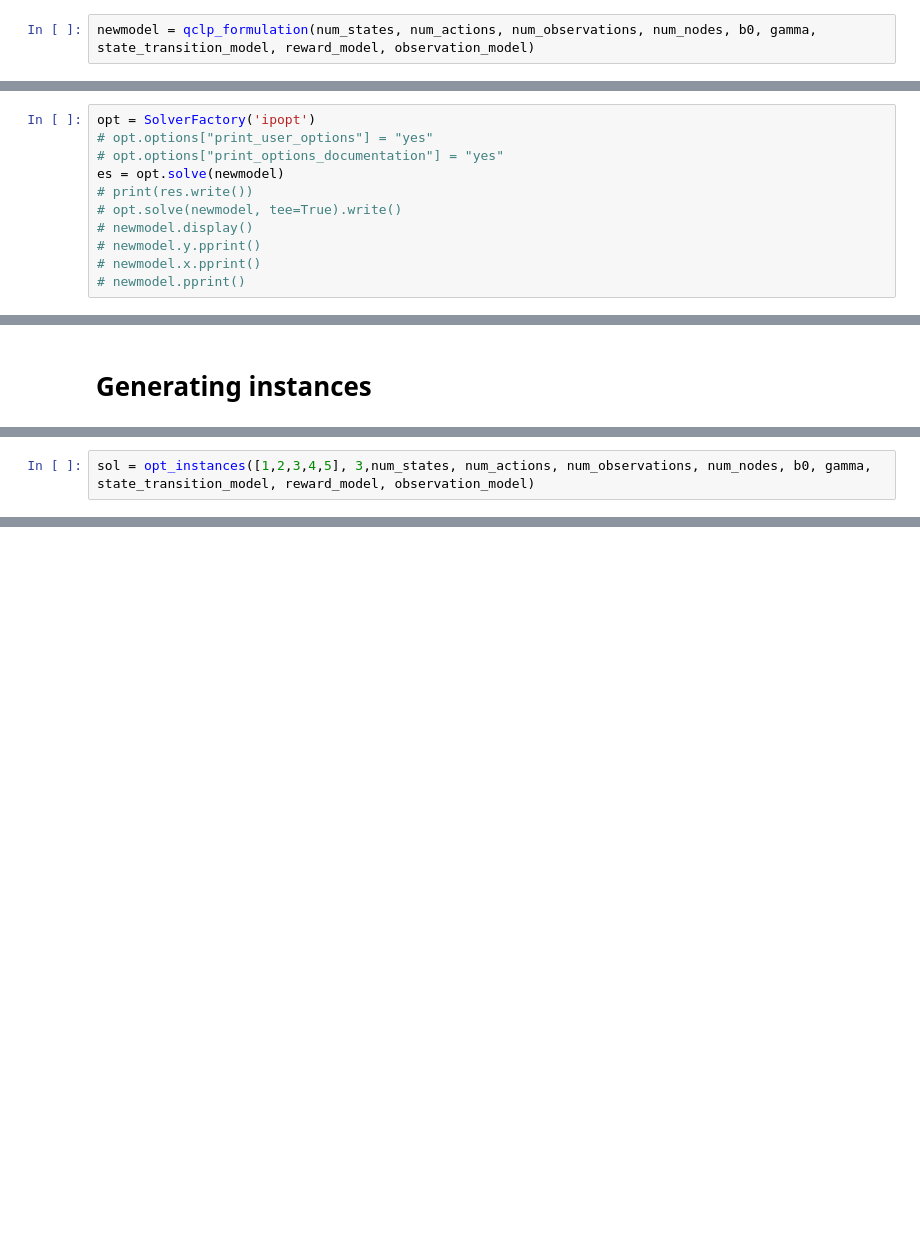
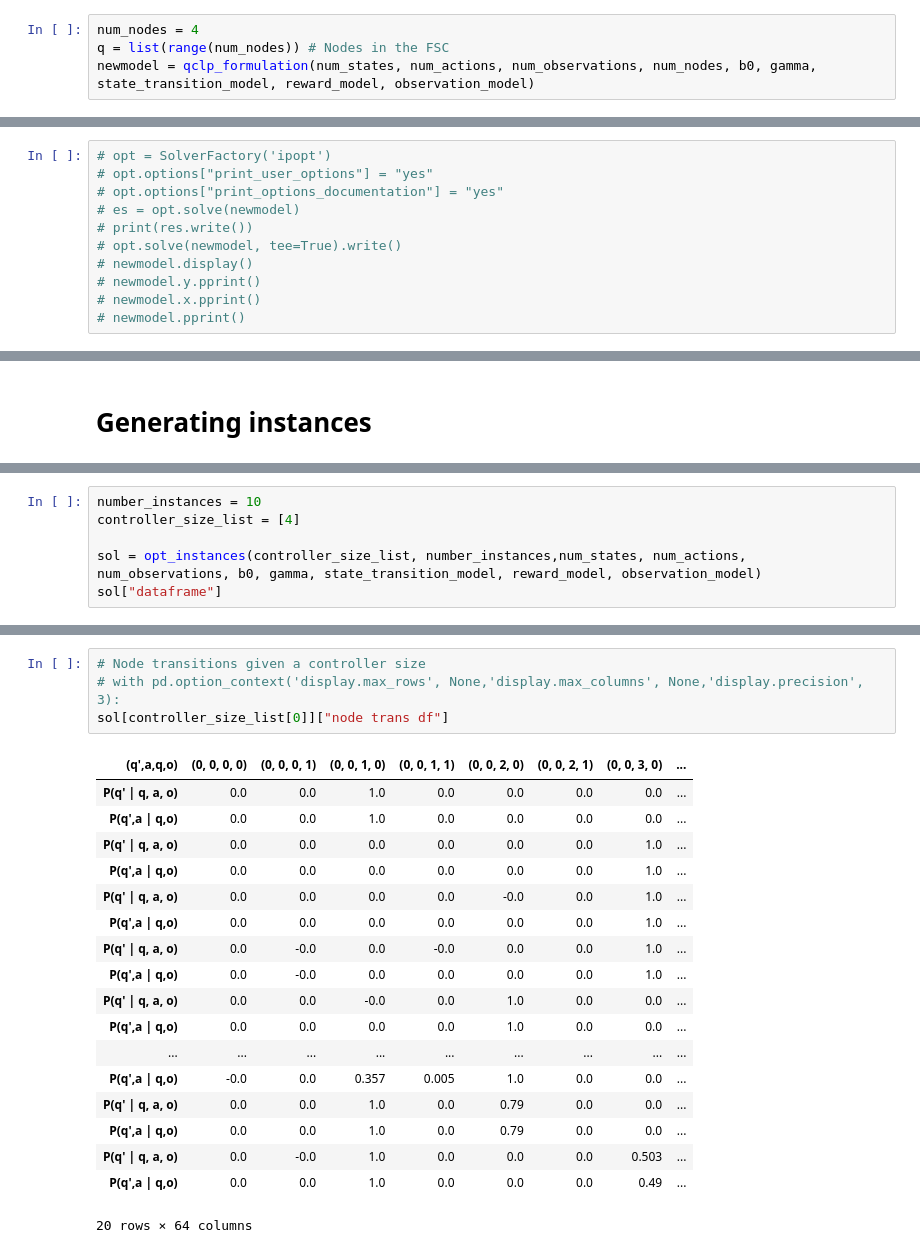
Before and after one commit to malikbf5/FSC-optimization, a Jupyter notebook: Bernoulli Bandits/Bernoulli Bandits.ipynb, the cells around one changed output, grey strips where cells are left out. Drawn from its saved outputs; the diff is of its cells as text; blank space fills up the shorter version.

```diff
--- a/Bernoulli Bandits/Bernoulli Bandits.ipynb
+++ b/Bernoulli Bandits/Bernoulli Bandits.ipynb
@@ -168,4 +165,6 @@ Note that $P(q', a|q, o)= P(q'|q, o) P(a|q)$
 
 And $\sum{q'} P(q', a|q, o) = P(a|q)$
 # %%
+num_nodes = 4
+q = list(range(num_nodes)) # Nodes in the FSC
 newmodel = qclp_formulation(num_states, num_actions, num_observations, num_nodes, b0, gamma, state_transition_model, reward_model, observation_model)
@@ -192,8 +171,8 @@ def win_stay_lose_shift(num_nodes,newmodel):
 # %%
-opt = SolverFactory('ipopt')
+# opt = SolverFactory('ipopt')
 # opt.options["print_user_options"] = "yes"
 # opt.options["print_options_documentation"] = "yes"
-es = opt.solve(newmodel)
+# es = opt.solve(newmodel)
 # print(res.write())
 # opt.solve(newmodel, tee=True).write()
 # newmodel.display()
@@ -482,2 +471,6 @@ def opt_instances(num_nodes_list, num_instances_for_each_numnodes,num_states, nu
 # %%
-sol = opt_instances([1,2,3,4,5], 3,num_states, num_actions, num_observations, num_nodes, b0, gamma, state_transition_model, reward_model, observation_model)
+number_instances = 10
+controller_size_list = [4]
+
+sol = opt_instances(controller_size_list, number_instances,num_states, num_actions, num_observations, b0, gamma, state_transition_model, reward_model, observation_model)
+sol["dataframe"]
@@ -493,0 +511,23 @@ Name: mean value of nodes for size of controller, dtype: object
+# %%
+# Node transitions given a controller size
+# with pd.option_context('display.max_rows', None,'display.max_columns', None,'display.precision', 3):
+sol[controller_size_list[0]]["node trans df"]
+# %% [output]
+| (q',a,q,o) | (0, 0, 0, 0) | (0, 0, 0, 1) | (0, 0, 1, 0) | (0, 0, 1, 1) | (0, 0, 2, 0) | (0, 0, 2, 1) | (0, 0, 3, 0) | ... |
+| P(q' | q, a, o) | 0.0 | 0.0 | 1.0 | 0.0 | 0.0 | 0.0 | 0.0 | ... |
+| P(q',a | q,o) | 0.0 | 0.0 | 1.0 | 0.0 | 0.0 | 0.0 | 0.0 | ... |
+| P(q' | q, a, o) | 0.0 | 0.0 | 0.0 | 0.0 | 0.0 | 0.0 | 1.0 | ... |
+| P(q',a | q,o) | 0.0 | 0.0 | 0.0 | 0.0 | 0.0 | 0.0 | 1.0 | ... |
+| P(q' | q, a, o) | 0.0 | 0.0 | 0.0 | 0.0 | -0.0 | 0.0 | 1.0 | ... |
+| P(q',a | q,o) | 0.0 | 0.0 | 0.0 | 0.0 | 0.0 | 0.0 | 1.0 | ... |
+| P(q' | q, a, o) | 0.0 | -0.0 | 0.0 | -0.0 | 0.0 | 0.0 | 1.0 | ... |
+| P(q',a | q,o) | 0.0 | -0.0 | 0.0 | 0.0 | 0.0 | 0.0 | 1.0 | ... |
+| P(q' | q, a, o) | 0.0 | 0.0 | -0.0 | 0.0 | 1.0 | 0.0 | 0.0 | ... |
+| P(q',a | q,o) | 0.0 | 0.0 | 0.0 | 0.0 | 1.0 | 0.0 | 0.0 | ... |
+| ... | ... | ... | ... | ... | ... | ... | ... | ... |
+| P(q',a | q,o) | -0.0 | 0.0 | 0.357 | 0.005 | 1.0 | 0.0 | 0.0 | ... |
+| P(q' | q, a, o) | 0.0 | 0.0 | 1.0 | 0.0 | 0.79 | 0.0 | 0.0 | ... |
+| P(q',a | q,o) | 0.0 | 0.0 | 1.0 | 0.0 | 0.79 | 0.0 | 0.0 | ... |
+| P(q' | q, a, o) | 0.0 | -0.0 | 1.0 | 0.0 | 0.0 | 0.0 | 0.503 | ... |
+| P(q',a | q,o) | 0.0 | 0.0 | 1.0 | 0.0 | 0.0 | 0.0 | 0.49 | ... |
+20 rows × 64 columns
```
Also changed, not shown: parts of 19 cells of this notebook.
